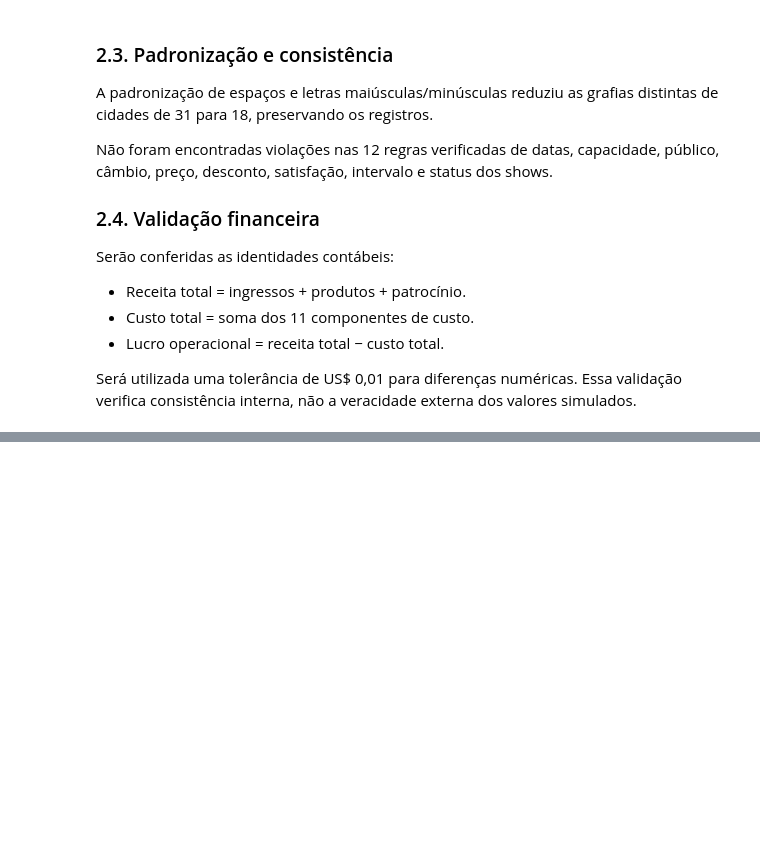
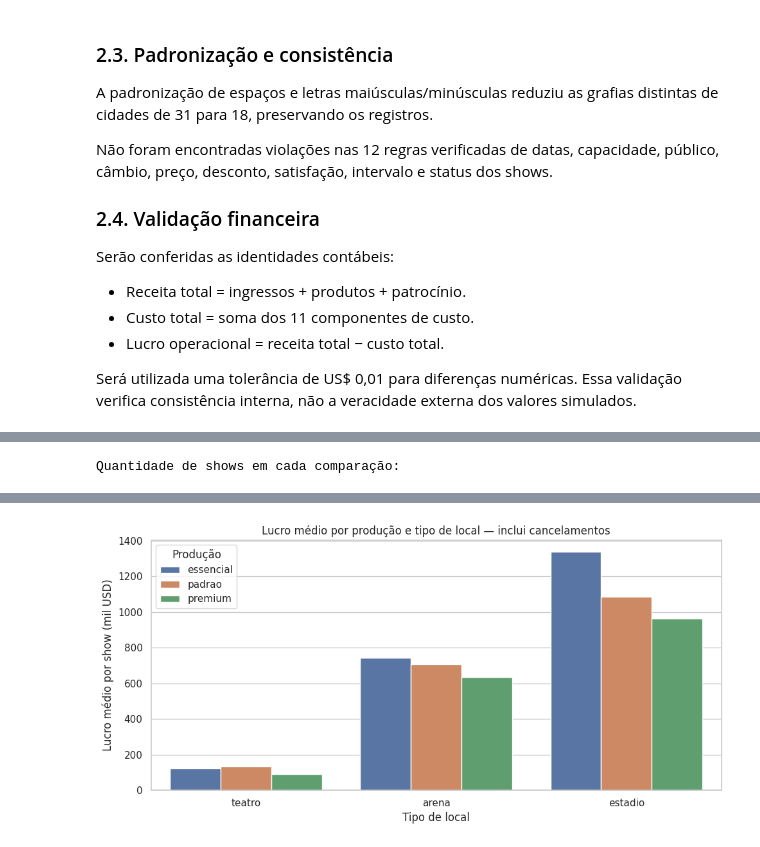
Before and after one commit to 2anoFIAP/AED-KPOP-CP-DATASCIENCE, a Jupyter notebook: CP_AED.ipynb, the cells around one changed output, grey strips where cells are left out. Drawn from its saved outputs; the diff is of its cells as text; code cells hidden in the pictures; blank space fills up the shorter version.

```diff
--- a/CP_AED.ipynb
+++ b/CP_AED.ipynb
@@ -408,0 +668,78 @@ display(pd.DataFrame(resultados))
+# %%
+ordem_producao = ["essencial", "padrao", "premium"]
+ordem_local = ["teatro", "arena", "estadio"]
+
+# 1. Comparação geral: inclui cancelamentos
+resumo_producao = (
+    df.groupby("padrao_producao")
+    .agg(
+        shows=("id_show", "size"),
+        turnes=("id_turne", "nunique"),
+        lucro_medio_usd=("lucro_operacional_usd", "mean"),
+        lucro_mediano_usd=("lucro_operacional_usd", "median"),
+        percentual_prejuizo=("show_com_prejuizo", "mean")
+    )
+    .reindex(ordem_producao)
+)
+
+resumo_producao["percentual_prejuizo"] *= 100
+
+print("Resultado geral por padrão de produção:")
+display(resumo_producao.round(2))
+
+# 2. Comparação dentro de cada tipo de local
+resumo_por_local = (
+    df.groupby(["tipo_local", "padrao_producao"])
+    .agg(
+        shows=("id_show", "size"),
+        lucro_medio_usd=("lucro_operacional_usd", "mean")
+    )
+    .reset_index()
+)
+
+print("\nLucro médio (USD), comparando locais do mesmo tipo:")
+display(
+    resumo_por_local.pivot(
+        index="tipo_local",
+        columns="padrao_producao",
+        values="lucro_medio_usd"
+    )
+    .reindex(index=ordem_local, columns=ordem_producao)
+    .round(2)
+)
+
+print("\nQuantidade de shows em cada comparação:")
+display(
+    resumo_por_local.pivot(
+        index="tipo_local",
+        columns="padrao_producao",
+        values="shows"
+    )
+    .reindex(index=ordem_local, columns=ordem_producao)
+)
+
+# 3. Gráfico das médias por tipo de local
+dados_grafico = resumo_por_local.assign(
+    lucro_medio_mil_usd=resumo_por_local["lucro_medio_usd"] / 1_000
+)
+
+plt.figure(figsize=(10, 5))
+
+sns.barplot(
+    data=dados_grafico,
+    x="tipo_local",
+    y="lucro_medio_mil_usd",
+    hue="padrao_producao",
+    order=ordem_local,
+    hue_order=ordem_producao,
+    errorbar=None
+)
+
+plt.axhline(0, color="black", linewidth=1)
+plt.title("Lucro médio por produção e tipo de local — inclui cancelamentos")
+plt.xlabel("Tipo de local")
+plt.ylabel("Lucro médio por show (mil USD)")
+plt.legend(title="Produção")
+plt.tight_layout()
+plt.show()
+# %% [output]
@@ -408,0 +758 @@ display(pd.DataFrame(resultados))
+Quantidade de shows em cada comparação:
@@ -408,0 +764 @@ display(pd.DataFrame(resultados))
+[figure, added]
```
Also changed, not shown: parts of 7 cells of this notebook.
